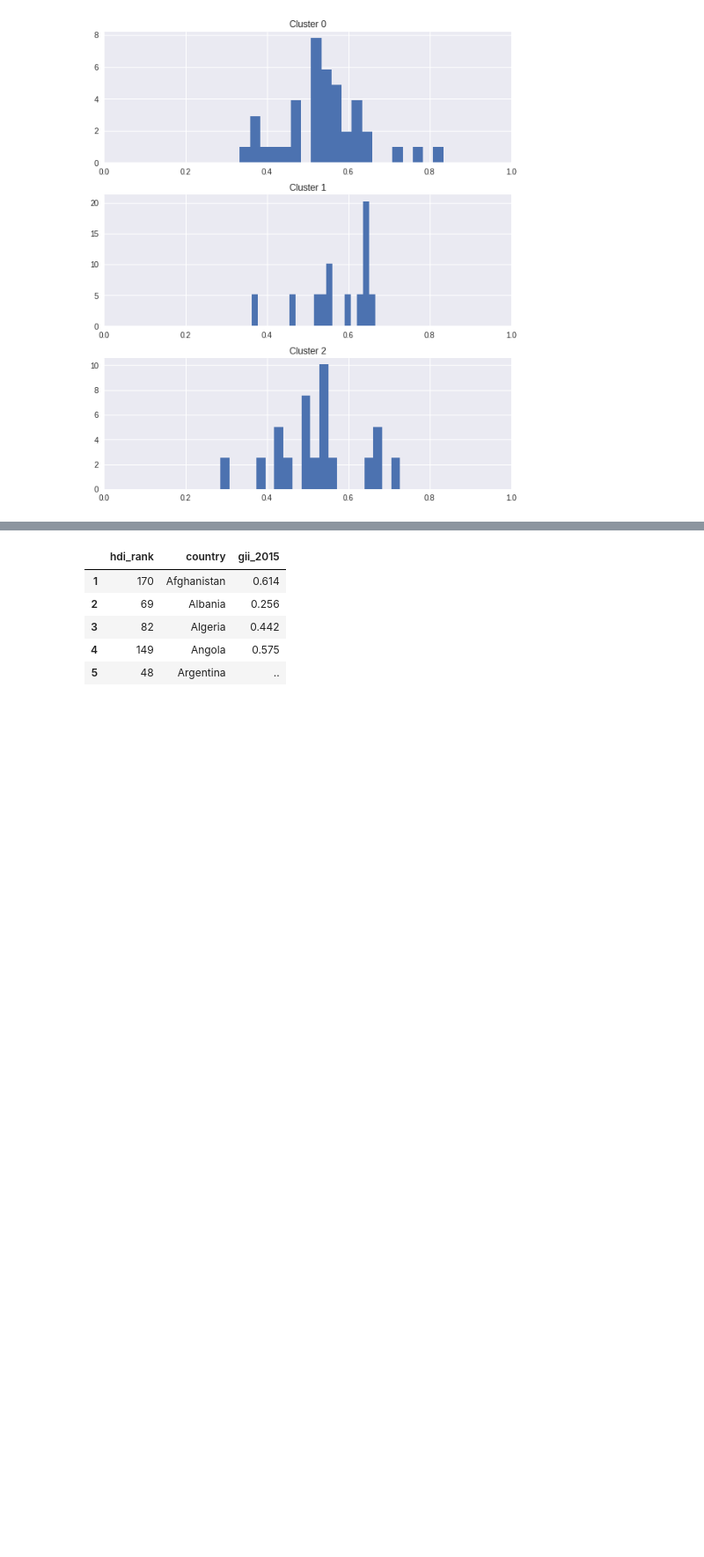
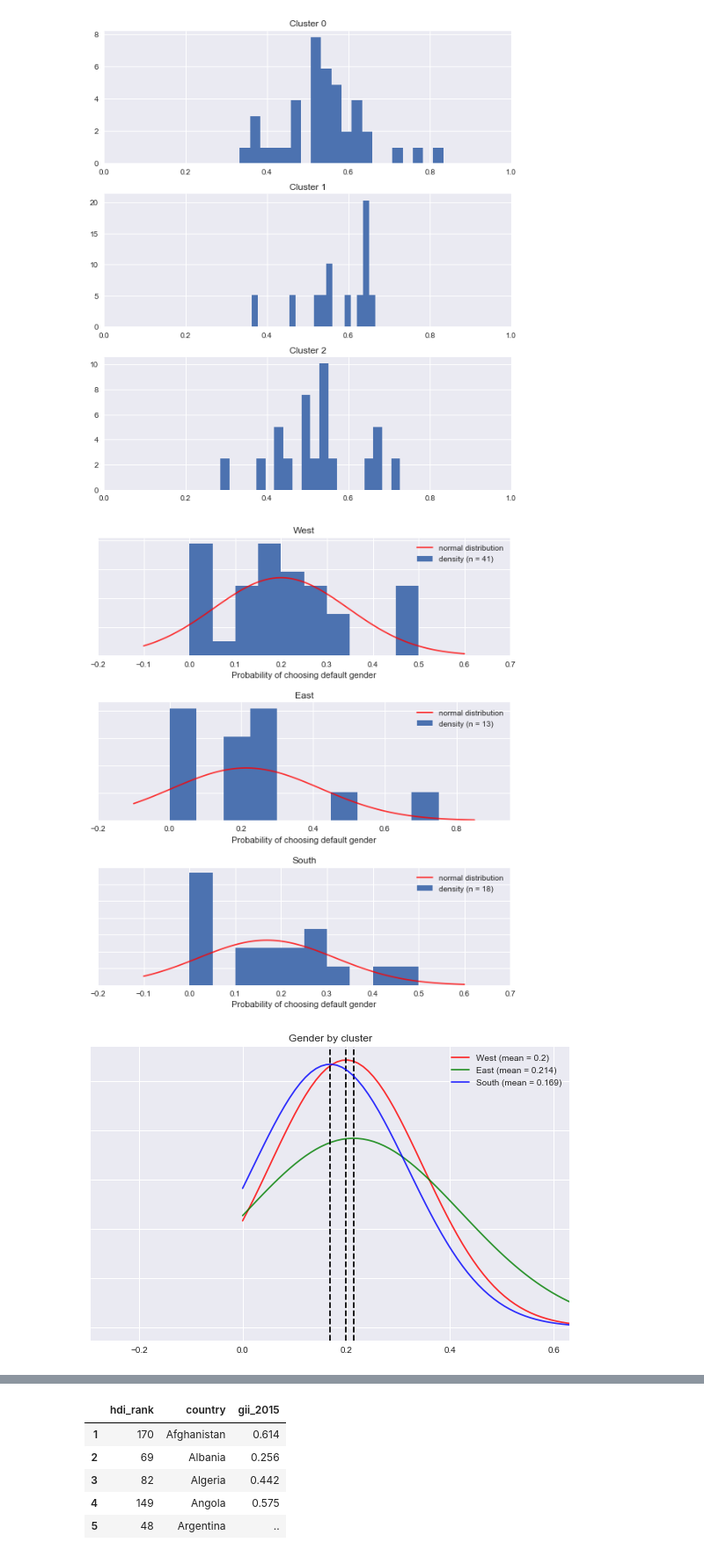
Before and after one commit to paxtonhyde/capstone-I, a Jupyter notebook: notebooks/hypothesis.ipynb, the cells around one changed output, grey strips where cells are left out. Shown: that part at 88% size. Drawn from its saved outputs; the diff is of its cells as text; code cells hidden in the pictures; blank space fills up the shorter version.

```diff
--- a/notebooks/hypothesis.ipynb
+++ b/notebooks/hypothesis.ipynb
@@ -64,38 +49,52 @@ plt.show()
 [figure]
 # %%
 from scipy.stats import norm
-#fig, axes = plt.subplots(3, 1, figsize=(8,9))
+plt.style.use('seaborn')
+plt.rcParams['font.size'] = 16.0
 
-cluster_stats = pd.DataFrame({'cluster':[0, 1, 2], 'cluster_name': ['West', 'East', 'South']})
+factors = [label.split("_")[1] for label in list(by_country.columns)[::2] if "_" in label]
+cluster_stats = pd.DataFrame({'cluster':[0, 1, 2], 'cluster_name': ['West', 'East', 'South'],\
+                             'color':["r", "g", "b"] })
 
-for factor in factors:
-    by_country = by_country.where(by_country[f'n_{factor}'] != 0).dropna()
+factor = "gender"
+by_country = by_country.where(by_country[f'n_{factor}'] != 0).dropna()
 
-    mus, stds = [], []
+fig, axes = plt.subplots(3, 1, figsize=(8,9))
+fig2, ax2 = plt.subplots()
 
-    for cluster in list(cluster_dict.keys()):
-        group = by_country[by_country["cluster"] == cluster]
-        means = np.array(group[f"p_{factor}"])
-        total_responses = np.sum(group[f"n_{factor}"])
-        country_weights = np.array(group[f"n_{factor}"] / total_responses)
+for cluster, nextcluster in zip([0, 1, 2], [1, 2, 0]):
+    group = by_country[by_country["cluster"] == cluster]
+    means = np.array(group[f"p_{factor}"])
+    total_responses = np.sum(group[f"n_{factor}"])
+    country_weights = np.array(group[f"n_{factor}"] / total_responses)
 
-        ## sampling and bootstrapping
-        samples = 10000
-        bootstrap = np.random.choice(means, size=samples, p=country_weights)
-        mu, std = np.mean(bootstrap), np.std(bootstrap)
-        mus.append(mu), stds.append(std)
+    mu, std = np.mean(means), np.std(means)
 
-    #     x = np.linspace(np.min(bootstrap), np.max(bootstrap), 100)
+    ## plotting
+    ax = axes[cluster]
+    x = np.linspace(np.min(means) - .1, np.max(means) + .1, 100)
+    ax.plot(x, norm.pdf(x, loc=mu, scale=std), 'r-', alpha=0.8,\
+            label=f"normal distribution")
+    ax.hist(means, density=True, label=f"density (n = {len(means)})")
+    ax.set_yticklabels([])
+    ax.set_xlabel(f"Probability of choosing default {factor}")
+    ax.set_xlim(np.min(x) - .1, np.max(x) + .1)
+    ax.set_title(f"{cluster_stats.cluster_name[cluster]}")
+    ax.legend(loc='best')
+    plt.savefig(f"{IMAGE_DIRECTORY}/{factor}_hists.png", dpi=120)
 
-    #     ## plotting
-    #     ax = axes[cluster]
-    #     ax.plot(x, norm.pdf(x, loc=mu, scale=std), 'r-', alpha=0.8,\
-    #             label=f"normal distribution")
-    #     ax.hist(bootstrap, bins=20, density=True)
-    #     ax.set_xlim(0, 1)
-    #     ax.set_xlabel("Preference")
-    #     ax.set_title(f"{cluster_dict[cluster]} Cluster : {factor}")
-    #     ax.legend(loc='best')
+    x = np.linspace(0, 1, 100)
+    ax2.plot(x, norm.pdf(x, loc=mu, scale=std), f'{cluster_stats.color[cluster]}-', alpha=0.8,\
+            label=f"{cluster_stats.cluster_name[cluster]} (mean = {round(mu, 3)})")
+    ax2.set_xlim(norm.ppf(.001, loc=mu, scale=std), norm.ppf(.999, loc=mu, scale=std))
+    ax2.axvline(x=mu, linestyle="--", color='k')
+    ax2.set_yticklabels([])
+    ax2.set_title(f"{factor.capitalize()} by cluster")
+    ax2.legend(loc='best')
+    plt.savefig(f"{IMAGE_DIRECTORY}/{factor}_distributions.png", dpi=120)
 
-    cluster_stats[f'mu_{factor}'] = mus
-    cluster_stats[f'std_{factor}'] = stds
+fig.tight_layout(pad=1)
+fig2.tight_layout(pad=1)
+# %% [output]
+[figure, added]
+[figure, added]
```
Also changed, not shown: parts of 6 cells of this notebook, 10 other files.
